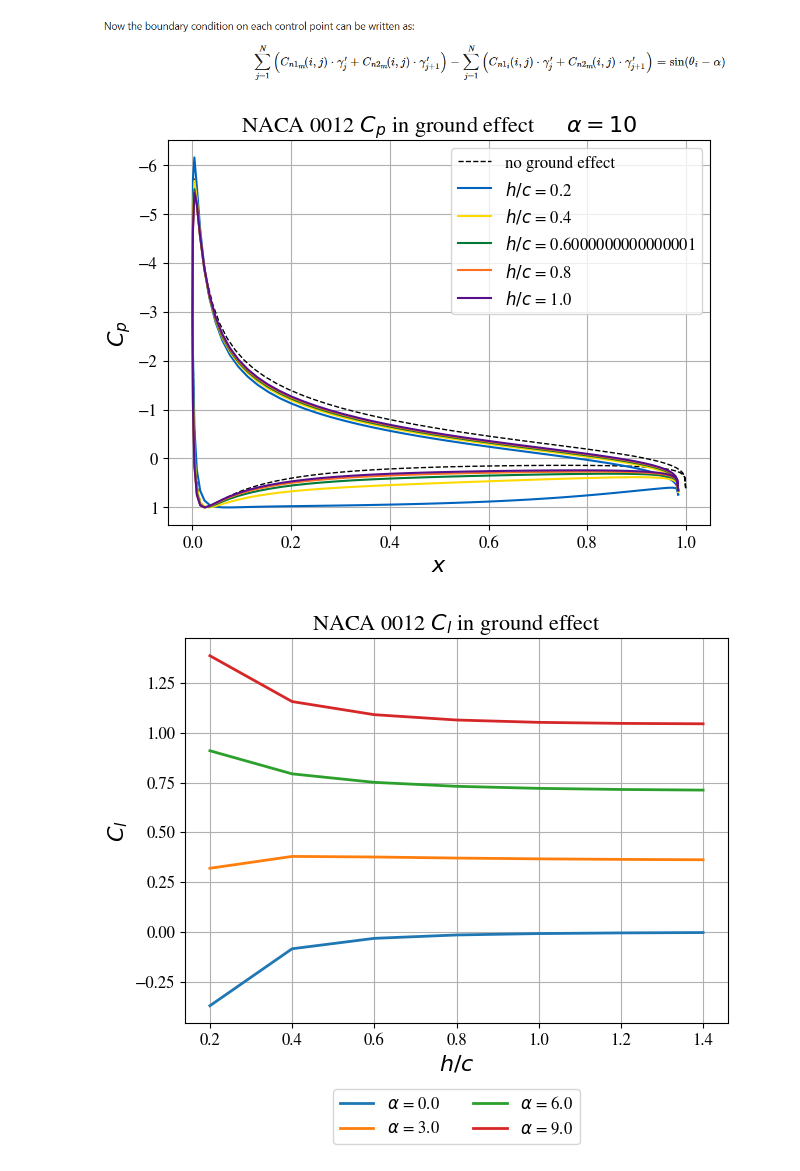
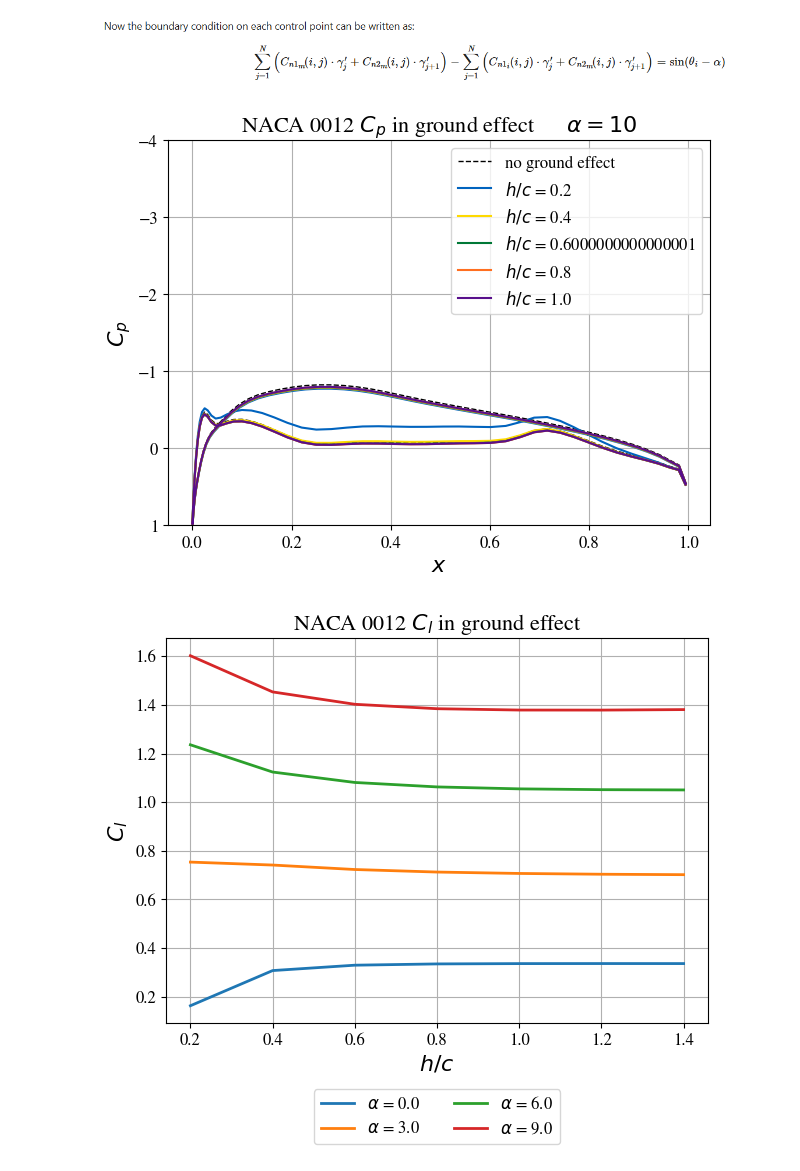
Before and after one commit to HAR0070/Aero_python, a Jupyter notebook: ground-effect.ipynb, the cells around one changed output. Saved outputs shown, nothing was run; the diff lists cells and outputs as text; code cells hidden in the pictures.

```diff
--- a/ground-effect.ipynb
+++ b/ground-effect.ipynb
@@ -164,22 +166,31 @@ def vortex_panel_method(filename, alpha):
     cl = -numpy.dot(cp, l*numpy.cos(theta-alpha/180.*numpy.pi))
 
     return xc, cp, cl
+# %%
+input_file =  airfoil_file  #'NACA4415edit.txt'
+output_file = 'NACA4415edit_clean.txt'
+
+with open(input_file, 'r') as infile:
+    lines = infile.readlines()
+
+# Reverse and clean each line
+lines = [' '.join(line.strip().split()) for line in lines[::-1]]
+
+with open(output_file, 'w') as outfile:
+    for line in lines:
+        outfile.write(line + '\n')
 # %%
-xc_0, cp_0, cl_0 = vortex_panel_method('NACA0012_N=100', 0.0)
+xc_0, cp_0, cl_0 = vortex_panel_method(output_file, 0.0) #NACA0012_N=100  NACA4415edit
 
-data = numpy.loadtxt('data.txt', delimiter=',')
-xc_svpm, cp_svpm_0, cp_svpm_10 = data[0,:], data[1,:], data[2,:]
-
-cp_theo = 1 - numpy.array([0, 0.64, 1.01, 1.241, 1.378, 1.402, 1.411, 1.411, 1.399, 1.378, 1.35, 1.288, 1.228, 1.166, 1.109, 1.044, 0.956, 0.906, 0])
-x_theo = numpy.array([0, 0.5, 1.25, 2.5, 5.0, 7.5, 10, 15, 20, 25, 30, 40, 50, 60, 70, 80, 90, 95, 100])/100
 pyplot.figure(figsize=(7,5))
 l1, = pyplot.plot(xc_0, cp_0, 'bx', markersize=10, label='vortex panel method')
-l2, = pyplot.plot(xc_svpm, cp_svpm_0, 'r+', markersize=10, label='source vortex panel method')
-l3, = pyplot.plot(x_theo, cp_theo, 'g--', markersize=10, label='Theordorsen')
+
 pyplot.xlabel('$x$', fontsize=16)
 pyplot.ylabel('$C_p$', fontsize=16)
-pyplot.legend(handles=[l1,l2,l3], loc=3, fontsize=16)
+pyplot.legend(handles=[l1], loc=3, fontsize=16)
 pyplot.grid('on')
-pyplot.title(r'NACA 0012 $\quad$ $\alpha = 0$', fontsize=16)
+pyplot.title(r'NACA 4415 $\quad$ $\alpha = 0$', fontsize=16)
 pyplot.gca().invert_yaxis();
+
+xc_10, cp_10, cl_10 = vortex_panel_method(output_file, 10.0) #NACA0012_N=100  NACA4415edit
 # %% [output]
@@ -201,5 +198,5 @@ pyplot.gca().invert_yaxis();
 # %%
-x, y = numpy.loadtxt('NACA0012_N=100.txt', delimiter=' ', unpack=True)
+x, y = numpy.loadtxt(output_file, delimiter=' ', unpack=True)
 h, alpha = 0.5, 10.0
 
 ## making the mirror airfoil
@@ -333,18 +331,18 @@ def ground_effect(filename, alpha, h):
     return np,xc, cp, cl
 # %%
 # run ground effect in a series of different height
-alpha = 10.
+alpha = 0
 n_set = 5
-h_set = numpy.linspace(0.2, 1.0, n_set)
+h_set = numpy.linspace(0.2, 1, n_set)
 xc_set, cp_set, cl_set = [None]*n_set, [None]*n_set, [None]*n_set
 for i,h in enumerate(h_set):
-    np,xc_set[i], cp_set[i], cl_set[i] = ground_effect('NACA0012_N=100.txt', alpha, h)
+    np,xc_set[i], cp_set[i], cl_set[i] = ground_effect(output_file, alpha, h)
 
 rcParams['font.size'] = 12
 colors = ["#0063be","#fed900","#007836","#ff6f20","#580f8b"]
 # plot the cp distribution and compare with source vortex panel solution
 pyplot.figure(figsize=(7,5))
-pyplot.plot(xc_10, cp_10, 'k--', linewidth=1, label='no ground effect')
+pyplot.plot(xc_0, cp_0, 'k--', linewidth=1, label='no ground effect')
 for i,h in enumerate(h_set):
     pyplot.plot(xc_set[i], cp_set[i], color=colors[i], linewidth=1.5, label='$h/c$ = '+str(h))
 pyplot.xlabel('$x$', fontsize=16)
@@ -352,24 +350,25 @@ pyplot.ylabel('$C_p$', fontsize=16)
 pyplot.legend(loc=1)
 pyplot.grid('on')
 pyplot.title(r'NACA 0012 $C_p$ in ground effect $\quad$ $\alpha = 10$', fontsize=16)
+pyplot.ylim(-4, 1)
 pyplot.gca().invert_yaxis();
 # %% [output]
-[figure, old version]
+[figure, new version]
 # %%
 alpha_set = numpy.linspace(0., 9., 4)
 h_set = numpy.linspace(0.2, 1.4, 7)
 cl_set = numpy.zeros(len(h_set), dtype=float)
 pyplot.figure(figsize=(7,5))
 for i, alpha in enumerate(alpha_set):
     for j, h in enumerate(h_set):
-        cl_set[j] = ground_effect('NACA0012_N=100.txt', alpha, h)[-1]
+        cl_set[j] = ground_effect(output_file, alpha, h)[-1]
     pyplot.plot(h_set, cl_set, label=r'$\alpha$ = '+str(alpha), linewidth=2)
 pyplot.xlabel('$h/c$', fontsize=16)
 pyplot.ylabel('$C_l$', fontsize=16)
 pyplot.title(r'NACA 0012 $C_l$ in ground effect', fontsize=16)
 pyplot.grid('on')
 pyplot.legend(loc='upper center', bbox_to_anchor=(0.5, -0.15), fancybox=True, ncol=2)
 pyplot.show();
 # %% [output]
-[figure, old version]
+[figure, new version]
 # %%
```
Also changed, not shown: parts of 10 cells of this notebook, 9 other files.
